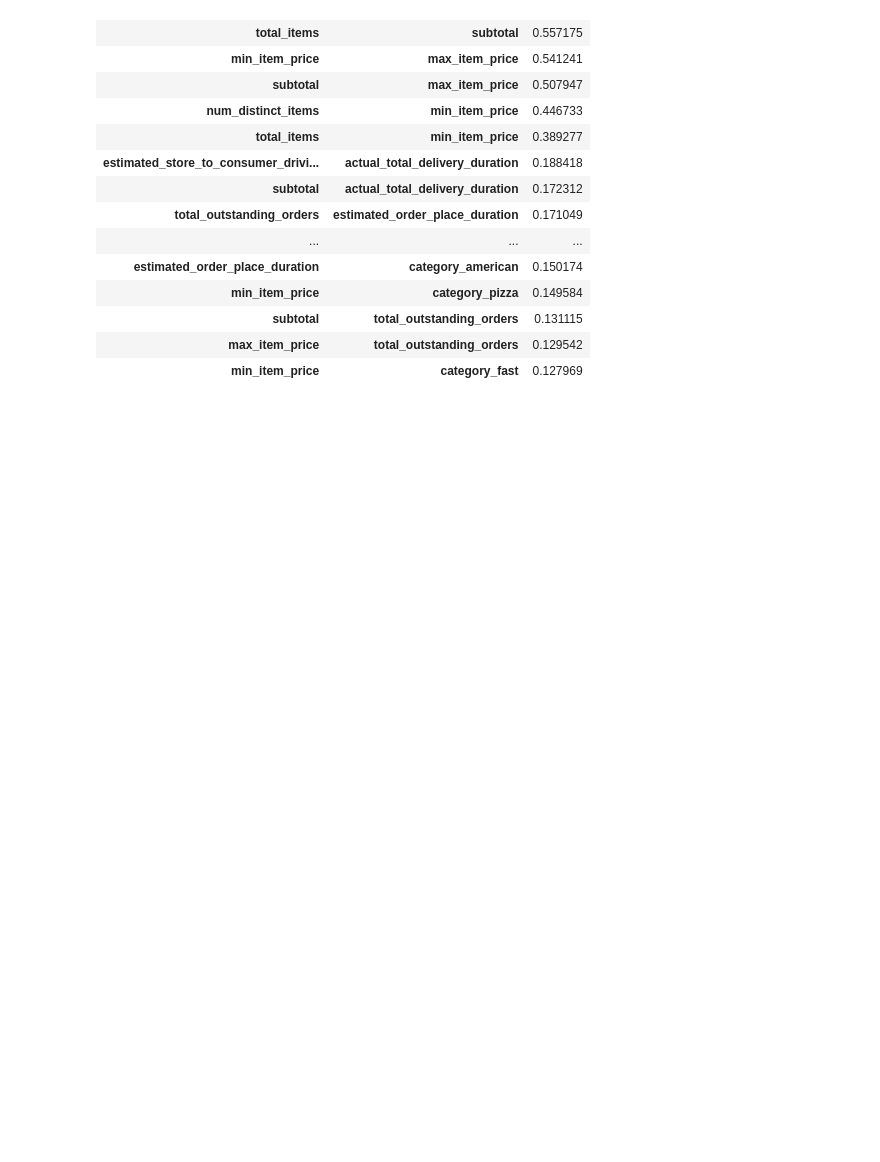
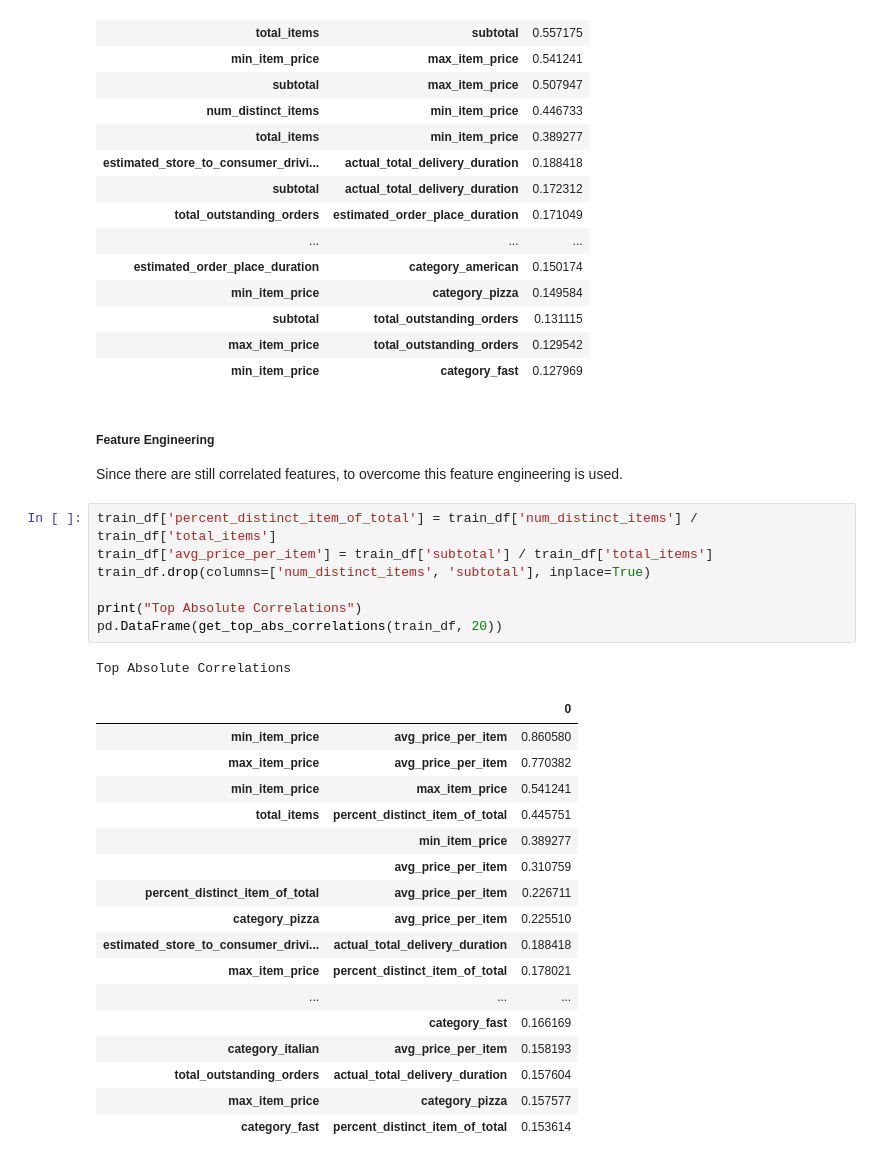
Before and after one commit to shailesh097/delivery_duration_prediction, a Jupyter notebook: delivery_duration.ipynb, the cells around one changed output. Saved outputs shown, nothing was run; the diff lists cells and outputs as text; blank space fills up the shorter version.

Commit message:
engineer some features

```diff
--- a/delivery_duration.ipynb
+++ b/delivery_duration.ipynb
@@ -477,3 +477,32 @@ Top Absolute Correlations
 | subtotal | total_outstanding_orders | 0.131115 |
 | max_item_price | total_outstanding_orders | 0.129542 |
 | min_item_price | category_fast | 0.127969 |
+# %% [markdown]
+##### Feature Engineering
+Since there are still correlated features, to overcome this feature engineering is used.
+# %%
+train_df['percent_distinct_item_of_total'] = train_df['num_distinct_items'] / train_df['total_items']
+train_df['avg_price_per_item'] = train_df['subtotal'] / train_df['total_items']
+train_df.drop(columns=['num_distinct_items', 'subtotal'], inplace=True)
+
+print("Top Absolute Correlations")
+pd.DataFrame(get_top_abs_correlations(train_df, 20))
+# %% [output]
+Top Absolute Correlations
+|  |  | 0 |
+| min_item_price | avg_price_per_item | 0.860580 |
+| max_item_price | avg_price_per_item | 0.770382 |
+| min_item_price | max_item_price | 0.541241 |
+| total_items | percent_distinct_item_of_total | 0.445751 |
+|  | min_item_price | 0.389277 |
+|  | avg_price_per_item | 0.310759 |
+| percent_distinct_item_of_total | avg_price_per_item | 0.226711 |
+| category_pizza | avg_price_per_item | 0.225510 |
+| estimated_store_to_consumer_drivi... | actual_total_delivery_duration | 0.188418 |
+| max_item_price | percent_distinct_item_of_total | 0.178021 |
+| ... | ... | ... |
+|  | category_fast | 0.166169 |
+| category_italian | avg_price_per_item | 0.158193 |
+| total_outstanding_orders | actual_total_delivery_duration | 0.157604 |
+| max_item_price | category_pizza | 0.157577 |
+| category_fast | percent_distinct_item_of_total | 0.153614 |
```
